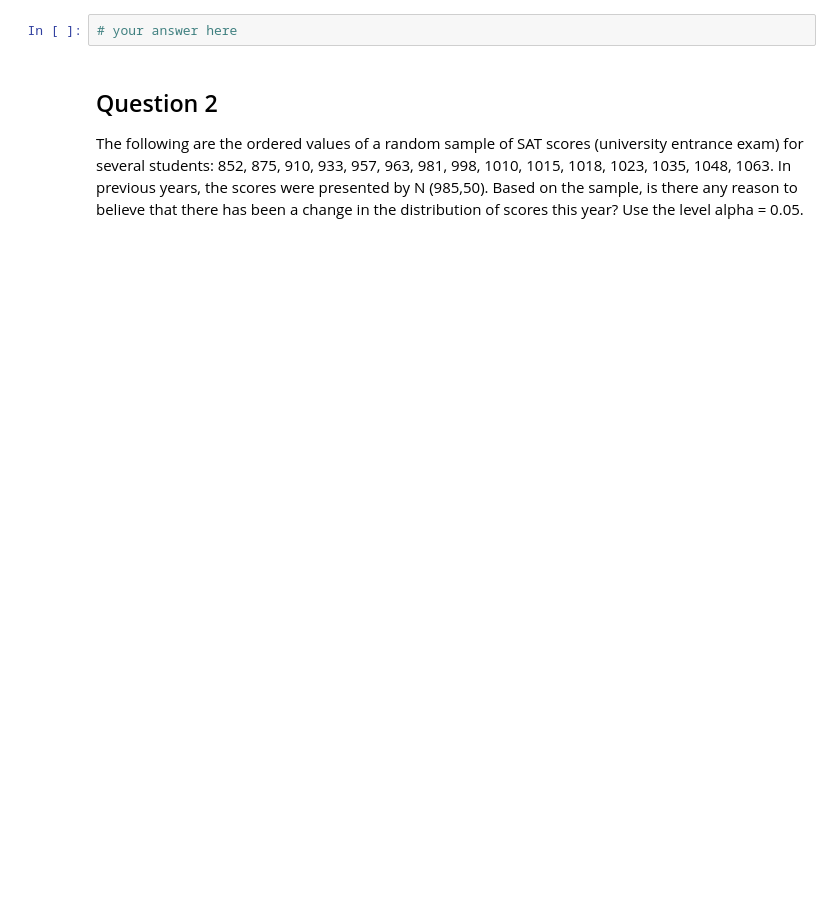
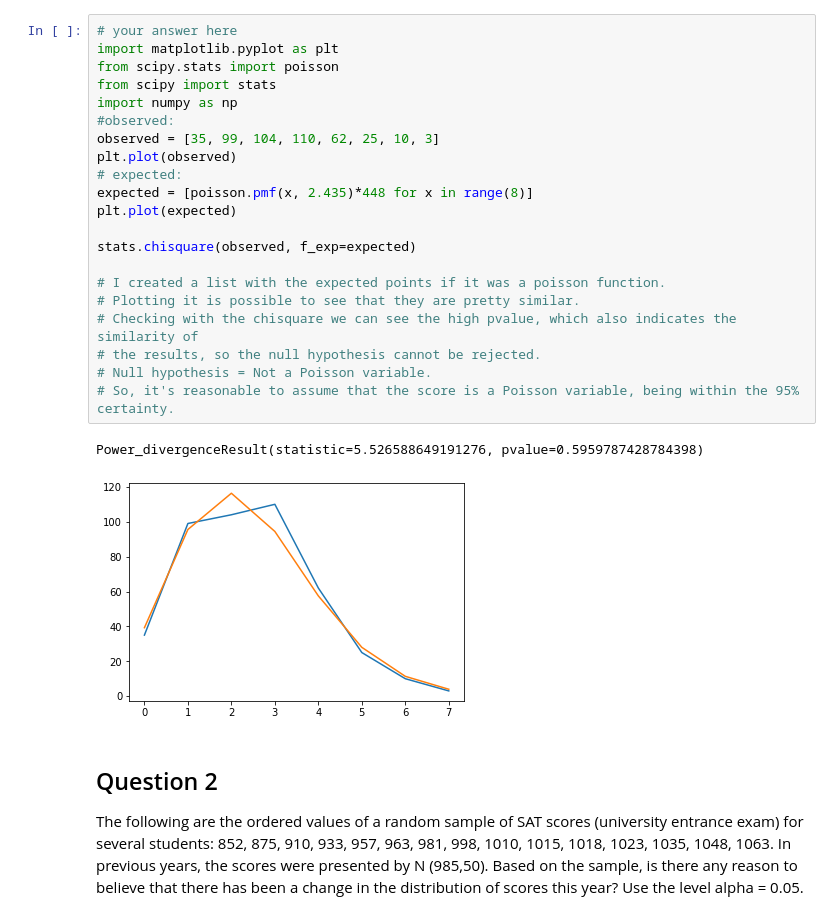
Before and after one commit to ta-data-lis/lab-goodfit-indeptests, a Jupyter notebook: your_code/main.ipynb, the cells around one changed output. Saved outputs shown, nothing was run; the diff lists cells and outputs as text; blank space fills up the shorter version.

```diff
--- a/your_code/main.ipynb
+++ b/your_code/main.ipynb
@@ -5,8 +5,30 @@ The following table indicates the number of 6-point scores in an American rugby
 ![](table1.png)
 
 Based on these results, we create a Poisson distribution with the sample mean parameter  = 2.435. Is there any reason to believe that at a .05 level the number of scores is a Poisson variable?
-# %%
-# your answer here
+# %%
+# your answer here
+import matplotlib.pyplot as plt
+from scipy.stats import poisson
+from scipy import stats
+import numpy as np
+#observed:
+observed = [35, 99, 104, 110, 62, 25, 10, 3]
+plt.plot(observed)
+# expected:
+expected = [poisson.pmf(x, 2.435)*448 for x in range(8)]
+plt.plot(expected)
+
+stats.chisquare(observed, f_exp=expected)
+
+# I created a list with the expected points if it was a poisson function.
+# Plotting it is possible to see that they are pretty similar.
+# Checking with the chisquare we can see the high pvalue, which also indicates the similarity of
+# the results, so the null hypothesis cannot be rejected.
+# Null hypothesis = Not a Poisson variable.
+# So, it's reasonable to assume that the score is a Poisson variable, being within the 95% certainty.
+# %% [output]
+Power_divergenceResult(statistic=5.526588649191276, pvalue=0.5959787428784398)
+[figure, added]
 # %% [markdown]
 ## Question 2
 The following are the ordered values of a random sample of SAT scores (university entrance exam) for several students: 852, 875, 910, 933, 957, 963, 981, 998, 1010, 1015, 1018, 1023, 1035, 1048, 1063. In previous years, the scores were presented by N (985,50). Based on the sample, is there any reason to believe that there has been a change in the distribution of scores this year? Use the level alpha = 0.05.
```
Also changed, not shown: parts of 8 cells of this notebook.
